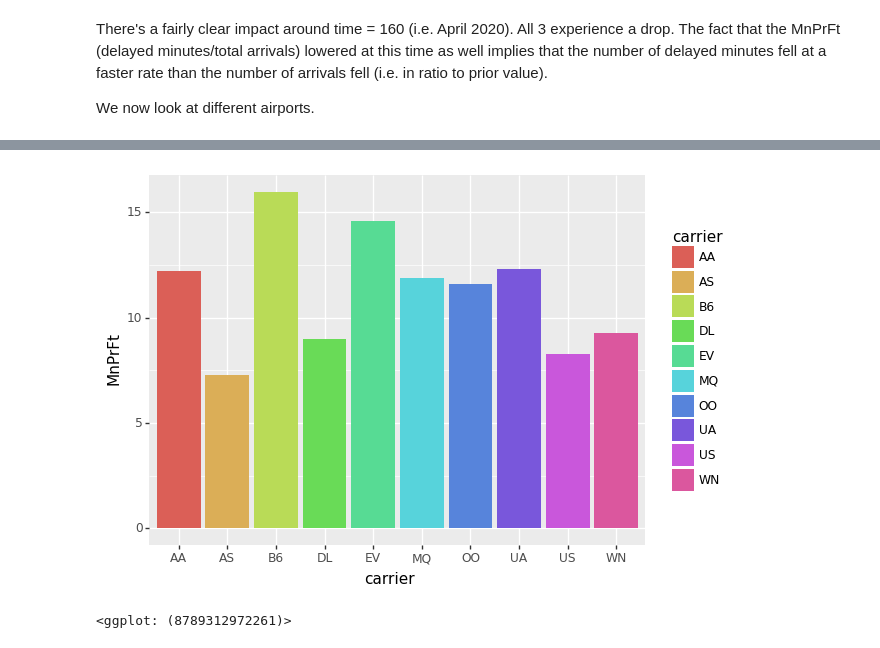
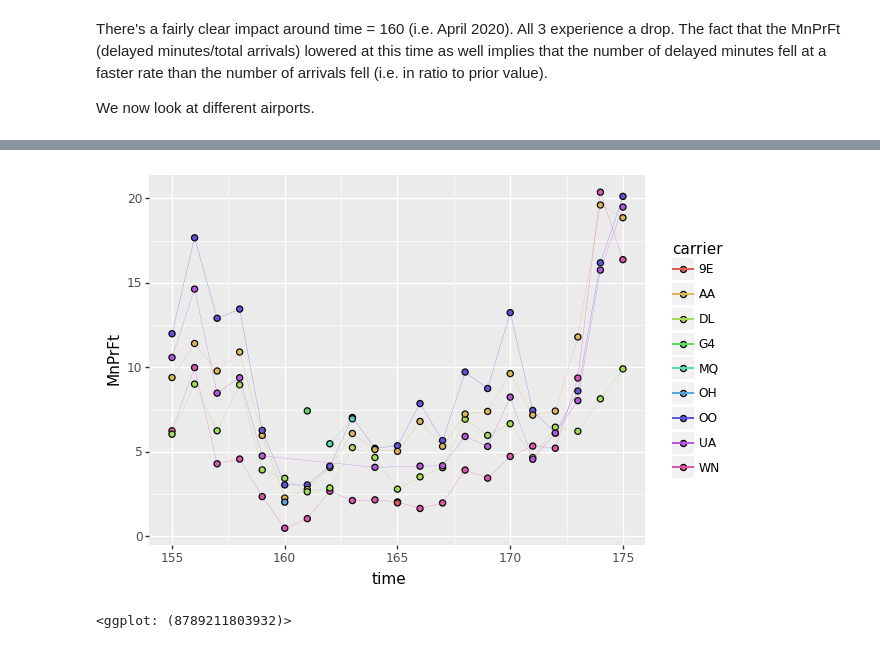
Before and after one commit to acsuf/US_Flight_Delays, a Jupyter notebook: python-project.ipynb, the cells around one changed output, grey strips where cells are left out. Drawn from its saved outputs; the diff is of its cells as text; code cells hidden in the pictures.

```diff
--- a/python-project.ipynb
+++ b/python-project.ipynb
@@ -200,6 +203,31 @@ def plotcarTopNmpf(lowT,hiT, df, N):
     return ggplot(df, aes(x='carrier', y='MnPrFt', fill = 'carrier'))+geom_bar(stat='identity')
-# %%
-plotcarTopNmpf(9,188,adf, 10)
-# %% [output]
-[figure, removed]
-<ggplot: (8789312972261)>
+# %%
+## We add time parameter to carTopN to create a change over time
+def carovertime(lowT,hiT, df, N):
+    ## Create first element.
+    overtime = pd.DataFrame()
+    for i in range(lowT,hiT+1):
+        temp = carTopN(i, i, df, max({50,N}))
+        temp['time']=i
+        temp = temp.head()
+        overtime=pd.concat([overtime, temp], axis=0)
+    return overtime.drop_duplicates()
+# %%
+## We can use this information to graph over time as well for each of these carriers.
+def plotcarOTaf(lowT,hiT, df, N):
+    df=carovertime(lowT,hiT, df, N)
+    return ggplot(df, aes(x='time', y='arr_flights', fill = 'carrier'))+geom_point()
+
+def plotcarOTad(lowT,hiT, df, N):
+    df=carovertime(lowT,hiT, df, N)
+    return ggplot(df, aes(x='time', y='arr_delay', fill = 'carrier'))+geom_point()
+
+def plotcarOTmpf(lowT,hiT, df, N):
+    df=carovertime(lowT,hiT, df, N)
+    return ggplot(df, aes(x='time', y='MnPrFt', fill = 'carrier'))+geom_point(size=2)+geom_line(aes(group ='carrier', color = 'carrier'),size=0.1)
+# %%
+## Focusing on the window around April 2020
+plotcarOTmpf(155,175,adf, 5)
+# %% [output]
+[figure, added]
+<ggplot: (8789211803932)>
```
Also changed, not shown: parts of 5 cells of this notebook, 1 other file.
